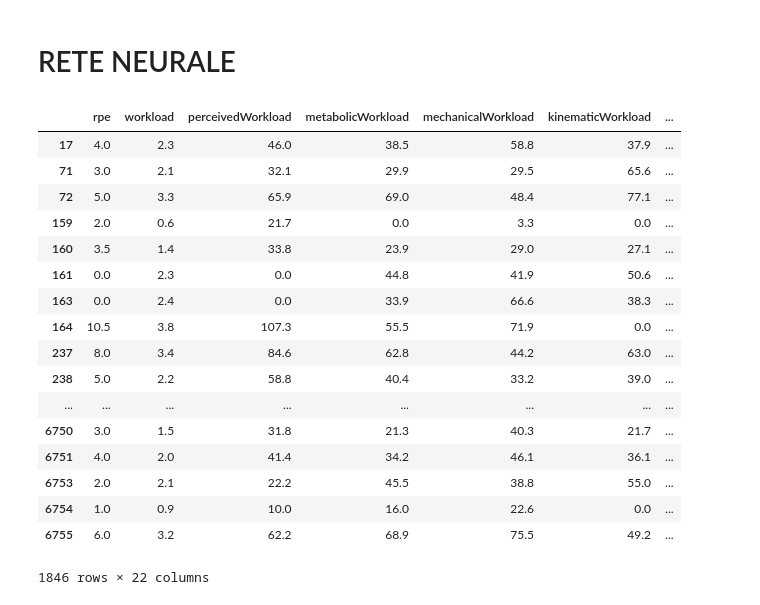
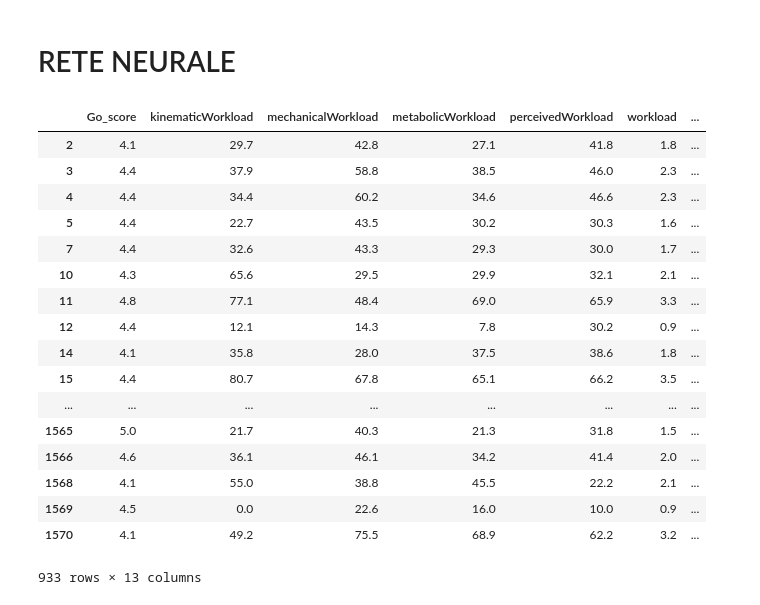
Before and after one commit to amecava/aitrain, a Jupyter notebook: Beta/Debug/Crea_db_per_DNN-GIUSTO.ipynb, the cells around one changed output. Saved outputs shown, nothing was run; the diff lists cells and outputs as text; code cells hidden in the pictures.

```diff
--- a/Beta/Debug/Crea_db_per_DNN-GIUSTO.ipynb
+++ b/Beta/Debug/Crea_db_per_DNN-GIUSTO.ipynb
@@ -41,8 +41,8 @@ lista_colonne_workload = [
     'workload-1',
     'workload-2',
     'workload-3',
-    'workload-4',
-    'workload-5'
+#     'workload-4',
+#     'workload-5'
                         ]
 lista_colonne_rpe = [
     'rpe-1',
@@ -55,12 +55,16 @@ lista_colonne_Go_score = [
     'Go_score-1',
     'Go_score-2',
     'Go_score-3',
-    'Go_score-4',
-    'Go_score-5'
+#     'Go_score-4',
+#     'Go_score-5'
 ]
 
 ######################################
-lista_category = [[lista_colonne_workload,'workload'],[lista_colonne_rpe,'rpe'],[lista_colonne_Go_score,'Go_score']]
+lista_category = [
+    [lista_colonne_workload,'workload'],
+#     [lista_colonne_rpe,'rpe'],
+    [lista_colonne_Go_score,'Go_score']
+]
 ######################################
 #colonne per DNN
 
@@ -87,7 +91,10 @@ def from_str_to_date(stringa):
     return time
 
 def calcola_go(df):
-    df['Go_score'] = SLEEP_PAR[int(df['wellness_sleep']) - 1] + STRESS_PAR[int(df['wellness_stress']) - 1] + FATIGUE_PAR[int(df['wellness_fatigue']) - 1] + SORENESS_PAR[int(df['wellness_soreness']) - 1] + MOOD_PAR[int(df['wellness_mood']) - 1]
+    try:
+        df['Go_score'] = SLEEP_PAR[int(df['wellness_sleep']) - 1] + STRESS_PAR[int(df['wellness_stress']) - 1] + FATIGUE_PAR[int(df['wellness_fatigue']) - 1] + SORENESS_PAR[int(df['wellness_soreness']) - 1] + MOOD_PAR[int(df['wellness_mood']) - 1]
+    except:
+        pass
     return df
 # %% [markdown]
 CREO UN DB CON I DATI DI TUTTI I GIOCATORI, CON COLONNE RIFERITE AI GIORNI PRECEDENTI
@@ -119,6 +126,7 @@ for file in list_file:
                                 'wellness_sleep','wellness_soreness','wellness_stress','Work Ratio','rpeTl','duration'], axis=1)
 
     ######################################################################################################
+    #faccio le colonne shiftate
     for category in lista_category:
         i = 1
         for column in category[0]:
@@ -133,6 +141,9 @@ for file in list_file:
 
 #rinomino la colonna Player Load
 df_total.rename(columns={'Player Load': 'Player_Load'}, inplace=True)
+
+#creo la colonna previsioni
+df_total['Go_score+1'] = df_total['Go_score'].shift(-1)
 # %% [output]
 Player1.pickle
 Player10.pickle
@@ -239,48 +247,48 @@ RETE NEURALE
 ============================
 # %%
 #define
-OUTPUT = 'Go_score'
+OUTPUT = 'Go_score+1'
 EPOCHS = 500
 HIDDEN_UNITS = [20,10]
 # %%
 #drop colonne inutili
-train = df_total.drop(['date','cardioWorkload','intensity','Player_Load'],axis = 1)
+train = df_total.drop(['date','cardioWorkload','intensity','Player_Load','rpe'],axis = 1)
 
 #drop dati a 0
 train = train[train['workload']!=0]
 
 #droppo colonne con parametri go troppo bassi
-colonne_go = ['Go_score','Go_score-1', 'Go_score-2', 'Go_score-3', 'Go_score-4',
-       'Go_score-5']
+colonne_go = ['Go_score']+lista_colonne_Go_score+[OUTPUT]
+
 for colonna in colonne_go:
-    train = train[train[colonna]>= 4]
+    train = train[train[colonna]>= 3]
 
-#muovo go_score in fondo
-serie = train[OUTPUT]
-train = train.drop([OUTPUT],axis=1)
-train[OUTPUT] = serie
+# #muovo go_score+1 in fondo
+# serie = train[OUTPUT]
+# train = train.drop([OUTPUT],axis=1)
+# train[OUTPUT] = serie
 
 input_dataset = train.copy()
 train
 # %% [output]
-|  | rpe | workload | perceivedWorkload | metabolicWorkload | mechanicalWorkload | kinematicWorkload | ... |
-| 17 | 4.0 | 2.3 | 46.0 | 38.5 | 58.8 | 37.9 | ... |
-| 71 | 3.0 | 2.1 | 32.1 | 29.9 | 29.5 | 65.6 | ... |
-| 72 | 5.0 | 3.3 | 65.9 | 69.0 | 48.4 | 77.1 | ... |
-| 159 | 2.0 | 0.6 | 21.7 | 0.0 | 3.3 | 0.0 | ... |
-| 160 | 3.5 | 1.4 | 33.8 | 23.9 | 29.0 | 27.1 | ... |
-| 161 | 0.0 | 2.3 | 0.0 | 44.8 | 41.9 | 50.6 | ... |
-| 163 | 0.0 | 2.4 | 0.0 | 33.9 | 66.6 | 38.3 | ... |
-| 164 | 10.5 | 3.8 | 107.3 | 55.5 | 71.9 | 0.0 | ... |
-| 237 | 8.0 | 3.4 | 84.6 | 62.8 | 44.2 | 63.0 | ... |
-| 238 | 5.0 | 2.2 | 58.8 | 40.4 | 33.2 | 39.0 | ... |
+|  | Go_score | kinematicWorkload | mechanicalWorkload | metabolicWorkload | perceivedWorkload | workload | ... |
+| 2 | 4.1 | 29.7 | 42.8 | 27.1 | 41.8 | 1.8 | ... |
+| 3 | 4.4 | 37.9 | 58.8 | 38.5 | 46.0 | 2.3 | ... |
+| 4 | 4.4 | 34.4 | 60.2 | 34.6 | 46.6 | 2.3 | ... |
+| 5 | 4.4 | 22.7 | 43.5 | 30.2 | 30.3 | 1.6 | ... |
+| 7 | 4.4 | 32.6 | 43.3 | 29.3 | 30.0 | 1.7 | ... |
+| 10 | 4.3 | 65.6 | 29.5 | 29.9 | 32.1 | 2.1 | ... |
+| 11 | 4.8 | 77.1 | 48.4 | 69.0 | 65.9 | 3.3 | ... |
+| 12 | 4.4 | 12.1 | 14.3 | 7.8 | 30.2 | 0.9 | ... |
+| 14 | 4.1 | 35.8 | 28.0 | 37.5 | 38.6 | 1.8 | ... |
+| 15 | 4.4 | 80.7 | 67.8 | 65.1 | 66.2 | 3.5 | ... |
 | ... | ... | ... | ... | ... | ... | ... | ... |
-| 6750 | 3.0 | 1.5 | 31.8 | 21.3 | 40.3 | 21.7 | ... |
-| 6751 | 4.0 | 2.0 | 41.4 | 34.2 | 46.1 | 36.1 | ... |
-| 6753 | 2.0 | 2.1 | 22.2 | 45.5 | 38.8 | 55.0 | ... |
-| 6754 | 1.0 | 0.9 | 10.0 | 16.0 | 22.6 | 0.0 | ... |
-| 6755 | 6.0 | 3.2 | 62.2 | 68.9 | 75.5 | 49.2 | ... |
+| 1565 | 5.0 | 21.7 | 40.3 | 21.3 | 31.8 | 1.5 | ... |
+| 1566 | 4.6 | 36.1 | 46.1 | 34.2 | 41.4 | 2.0 | ... |
+| 1568 | 4.1 | 55.0 | 38.8 | 45.5 | 22.2 | 2.1 | ... |
+| 1569 | 4.5 | 0.0 | 22.6 | 16.0 | 10.0 | 0.9 | ... |
+| 1570 | 4.1 | 49.2 | 75.5 | 68.9 | 62.2 | 3.2 | ... |
-1846 rows × 22 columns
+933 rows × 13 columns
 # %%
 # Isolate outliers with an IsolationForest algorithm
 
```
Also changed, not shown: parts of 8 cells of this notebook, 1 other file.
